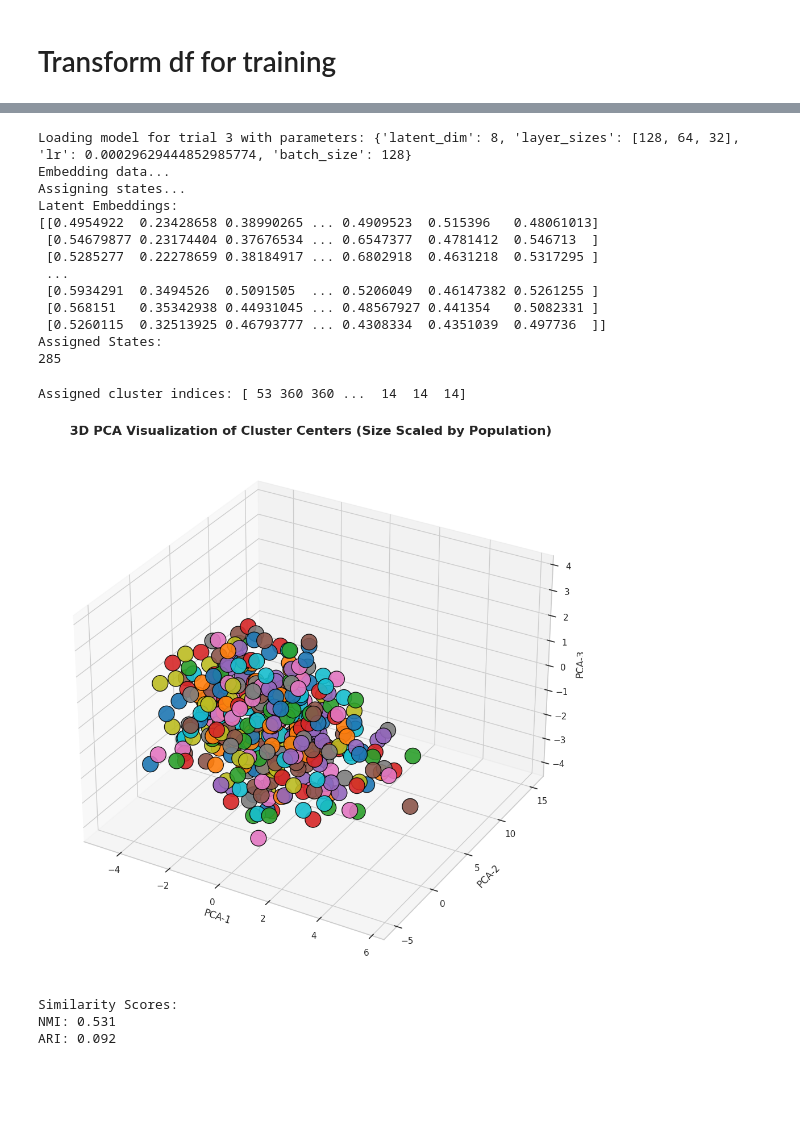
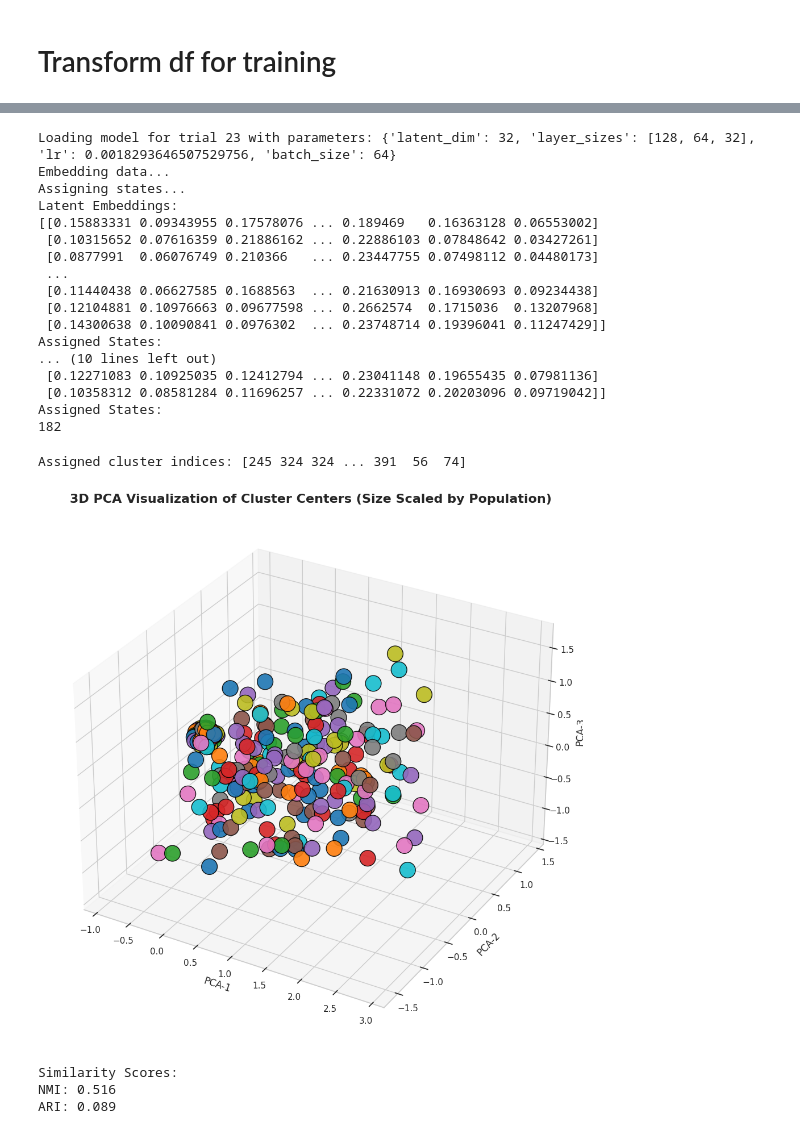
Before and after one commit to AveraGE0/MLRFH, a Jupyter notebook: notebooks/rl_states_qlearning.ipynb, the cells around one changed output, grey strips where cells are left out. Drawn from its saved outputs; the diff is of its cells as text; code cells hidden in the pictures; blank space fills up the shorter version.

```diff
--- a/notebooks/rl_states_qlearning.ipynb
+++ b/notebooks/rl_states_qlearning.ipynb
@@ -711,7 +924,7 @@ Passing `palette` without assigning `hue` is deprecated and will be removed in v
 # Making the binary in-hospital death
 print(len(df_train))
 df_train = df_train.merge(
-    sepsis_death_filtered[["visit_occurrence_id", "died_in_hospital"]],
+    sepsis_death_filtered_train[["visit_occurrence_id", "died_in_hospital"]],
     on="visit_occurrence_id",
     how="left"
 )
@@ -777,9 +1044,19 @@ df_train_clust = df_train[['Alanine aminotransferase', 'Albumin', 'Aspartate ami
        'Systolic Blood Pressure', 'Temperature', 'Urea', 'Urine', 'Weight',
        'aPTT', 'pH Blood', 'paCO2', 'sofa_cns_score', 'ventilatory_support',
        'pao2_fio2_ratio', 'pao2', 'Gender', 'age_at_visit']]
+df_test_clust = df_test[['Alanine aminotransferase', 'Albumin', 'Aspartate aminotransferase',
+       'Base excess', 'Bilirubin.total', 'Calcium',
+       'Calcium.ionized', 'Chloride', 'Creatinine', 'Diastolic blood pressure',
+       'FiO2', 'Glucose', 'Heart Rate', 'Hemoglobin', 'INR', 'Lactate',
+       'Leukocytes', 'Magnesium', 'Mean Blood Pressure', 'PT', 'PaOxygen',
+       'Platelets', 'Potassium', 'Respiratory rate', 'Sodium', 'SpO2',
+       'Systolic Blood Pressure', 'Temperature', 'Urea', 'Urine', 'Weight',
+       'aPTT', 'pH Blood', 'paCO2', 'sofa_cns_score', 'ventilatory_support',
+       'pao2_fio2_ratio', 'pao2', 'Gender', 'age_at_visit']]
 
 kmeans, cluster_centers = cluster_kmpp(df_train_clust, k=400)
 df_train["state"] = kmeans.predict(df_train_clust)
+df_test["state"] = kmeans.predict(df_test_clust)
 # %% [output]
 Index(['visit_occurrence_id', 'measurement_datetime',
        'Alanine aminotransferase', 'Albumin', 'Aspartate aminotransferase',
@@ -903,13 +1200,13 @@ df_train[["state", "action", "reward", "seq_id"]].head(50)
 import pandas as pd
 
 # Example DataFrame
-df_train_rl = df_train[['state','action','reward','seq_id','visit_occurrence_id']]
+df_test_rl = df_test[['state','action','reward','seq_id','visit_occurrence_id']]
 
 # Initialize an empty list to store trajectory data
 trajectory_data = []
 
 # Group by 'id' to handle each trajectory independently
-for _, group in df_train_rl.groupby('visit_occurrence_id'):
+for _, group in df_test_rl.groupby('visit_occurrence_id'):
     group = group.sort_values('seq_id')  # Ensure the sequence is sorted
     states = group['state'].tolist()
     actions = group['action'].tolist()
@@ -1396,11 +1694,11 @@ def load_model_and_assign_states_from_study(
 
 study_name = "deep_kmeans_autoencoder"
 storage_url = "sqlite:///optuna_study.db"
-trial_index = 3  # Example trial index
+trial_index = 23  # Example trial index
 num_clusters = 400
 
 # Load and use the model
-embedded_data, assigned_states, cluster_centers = load_model_and_assign_states_from_study(
+embedded_data_train, assigned_states_train, cluster_centers = load_model_and_assign_states_from_study(
     study_name=study_name,
     storage_url=storage_url,
     trial_index=trial_index,
@@ -1414,20 +1712,39 @@ print("Latent Embeddings:")
 print(embedded_data)
 print("Assigned States:")
 print(len(np.unique(assigned_states)))
+
+embedded_data_test, assigned_states_test, _ = load_model_and_assign_states_from_study(
+    study_name=study_name,
+    storage_url=storage_url,
+    trial_index=trial_index,
+    model_class=Autoencoder,
+    data=torch.Tensor(df_test[use_features].values)
+)
+
+
+# Print results
+print("Latent Embeddings:")
+print(embedded_data_test)
+print("Assigned States:")
+print(len(np.unique(assigned_states_test)))
 # %% [output]
-Loading model for trial 3 with parameters: {'latent_dim': 8, 'layer_sizes': [128, 64, 32], 'lr': 0.00029629444852985774, 'batch_size': 128}
+Loading model for trial 23 with parameters: {'latent_dim': 32, 'layer_sizes': [128, 64, 32], 'lr': 0.0018293646507529756, 'batch_size': 64}
 Embedding data...
 Assigning states...
 Latent Embeddings:
-[[0.4954922  0.23428658 0.38990265 ... 0.4909523  0.515396   0.48061013]
- [0.54679877 0.23174404 0.37676534 ... 0.6547377  0.4781412  0.546713  ]
- [0.5285277  0.22278659 0.38184917 ... 0.6802918  0.4631218  0.5317295 ]
+[[0.15883331 0.09343955 0.17578076 ... 0.189469   0.16363128 0.06553002]
+ [0.10315652 0.07616359 0.21886162 ... 0.22886103 0.07848642 0.03427261]
+ [0.0877991  0.06076749 0.210366   ... 0.23447755 0.07498112 0.04480173]
  ...
- [0.5934291  0.3494526  0.5091505  ... 0.5206049  0.46147382 0.5261255 ]
- [0.568151   0.35342938 0.44931045 ... 0.48567927 0.441354   0.5082331 ]
- [0.5260115  0.32513925 0.46793777 ... 0.4308334  0.4351039  0.497736  ]]
+ [0.11440438 0.06627585 0.1688563  ... 0.21630913 0.16930693 0.09234438]
+ [0.12104881 0.10976663 0.09677598 ... 0.2662574  0.1715036  0.13207968]
+ [0.14300638 0.10090841 0.0976302  ... 0.23748714 0.19396041 0.11247429]]
 Assigned States:
-285
+... (10 lines left out)
+ [0.12271083 0.10925035 0.12412794 ... 0.23041148 0.19655435 0.07981136]
+ [0.10358312 0.08581284 0.11696257 ... 0.22331072 0.20203096 0.09719042]]
+Assigned States:
+182
 # %%
 import numpy as np
 
@@ -1453,11 +1770,11 @@ def assign_to_closest_center(embedded_data, cluster_centers):
 
 
 # Assign each point to the closest cluster center
-assigned_states = assign_to_closest_center(embedded_data, cluster_centers)
-
-print("Assigned cluster indices:", assigned_states)
+assigned_states_train = assign_to_closest_center(embedded_data_train, cluster_centers)
+assigned_states_test = assign_to_closest_center(embedded_data_test, cluster_centers)
+print("Assigned cluster indices:", assigned_states_train)
 # %% [output]
-Assigned cluster indices: [ 53 360 360 ...  14  14  14]
+Assigned cluster indices: [245 324 324 ... 391  56  74]
 # %%
 import numpy as np
 import pandas as pd
@@ -1466,8 +1783,8 @@ import matplotlib.pyplot as plt
 from mpl_toolkits.mplot3d import Axes3D
 
 # Sample data (replace with your clustered data)
-data = df_train_clust.copy().values  # Replace with your data
-cluster_labels = df_train["state"].values  # Replace with your cluster labels
+data = df_test_clust.copy().values  # Replace with your data
+cluster_labels = df_test["state"].values  # Replace with your cluster labels
 
 # Calculate cluster centers and sizes
 unique_clusters = len(cluster_centers)
@@ -1483,34 +1800,34 @@ pca_df = pd.DataFrame(pca_results, columns=["PCA-1", "PCA-2", "PCA-3"])
 pca_df["Cluster"] = unique_clusters
 pca_df["Size"] = cluster_sizes
 
 # Generate a color palette for distinct colors
 color_palette = plt.cm.get_cmap("tab10", unique_clusters)
 colors = [color_palette(cluster) for cluster in range(unique_clusters)]
 
 # Normalize cluster sizes for plotting
 marker_sizes = (pca_df["Size"] / pca_df["Size"].max()) * 300 + 100  # Scale marker sizes
 
 # 3D Plot using Matplotlib
 fig = plt.figure(figsize=(12, 10))
 ax = fig.add_subplot(111, projection='3d')
 
 # Scatter plot for cluster centers
 scatter = ax.scatter(
     pca_df["PCA-1"], pca_df["PCA-2"], pca_df["PCA-3"],
     c=colors, s=marker_sizes, alpha=0.9, edgecolor="black"
 )
 
 # Add labels and title
 ax.set_title("3D PCA Visualization of Cluster Centers (Size Scaled by Population)", fontsize=16, fontweight="bold")
 ax.set_xlabel("PCA-1", fontsize=12)
 ax.set_ylabel("PCA-2", fontsize=12)
 ax.set_zlabel("PCA-3", fontsize=12)
 
 # Show plot
 plt.tight_layout()
 plt.show()
 # %% [output]
-[figure, old version]
+[figure, new version]
 # %%
 from sklearn.metrics import normalized_mutual_info_score, adjusted_rand_score
 
@@ -1534,7 +1851,7 @@ def compute_similarity_scores(labels1, labels2):
 # Example usage
 if __name__ == "__main__":
     # Example cluster labels
-    clustering1 = assigned_states
+    clustering1 = assigned_states_train
     clustering2 = df_train["state"].values
 
     similarity_scores = compute_similarity_scores(clustering1, clustering2)
@@ -1544,8 +1861,8 @@ if __name__ == "__main__":
         print(f"{metric}: {score:.3f}")
 # %% [output]
 Similarity Scores:
-NMI: 0.531
-ARI: 0.092
+NMI: 0.516
+ARI: 0.089
 # %%
 import pandas as pd
 
```
Also changed, not shown: parts of 43 cells of this notebook.
